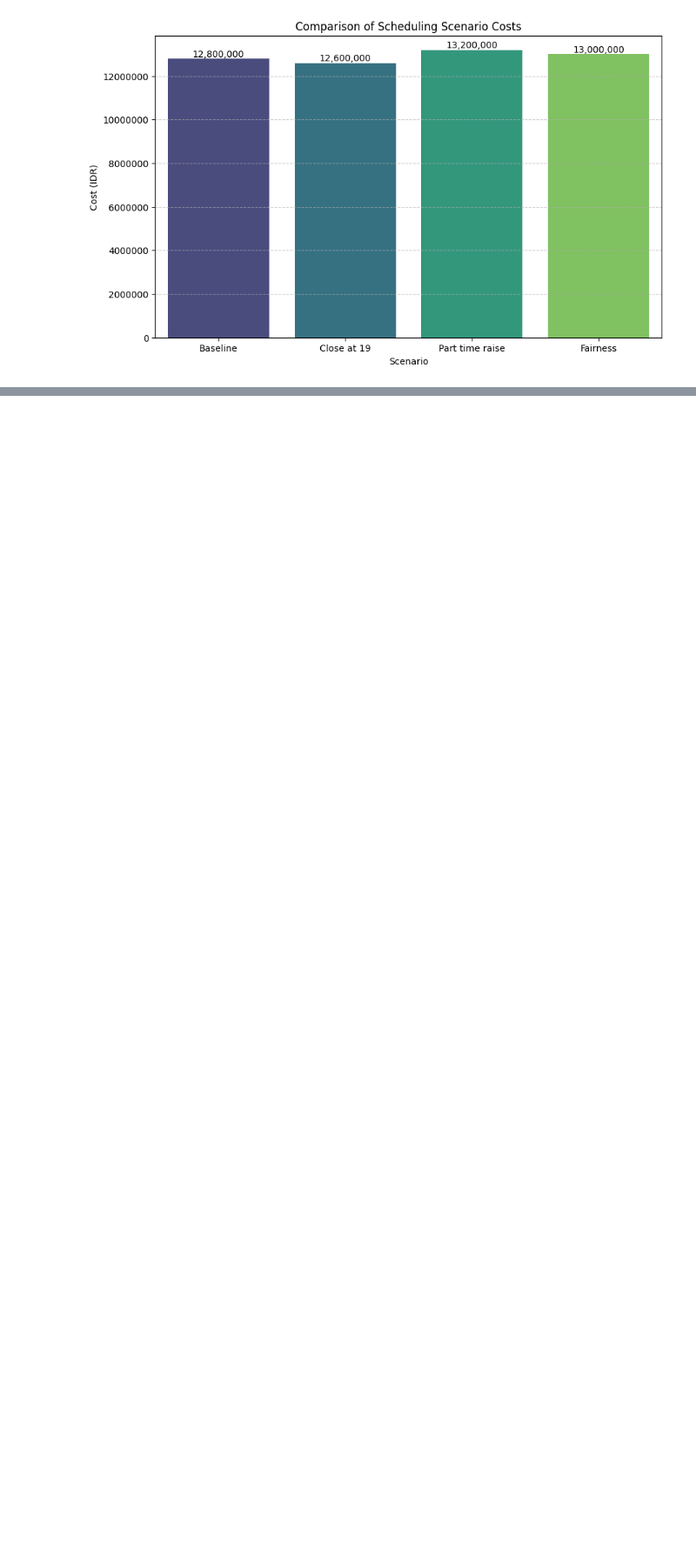
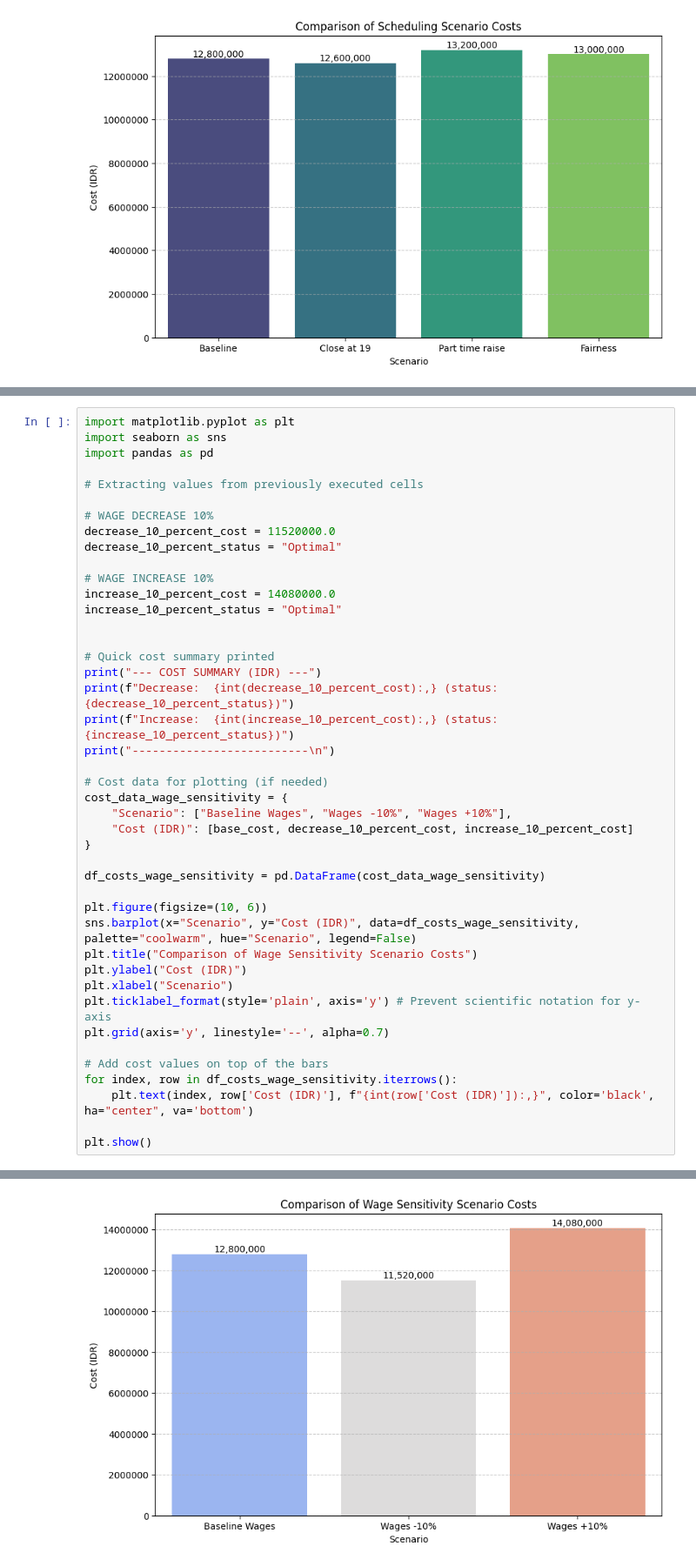
Before and after one commit to keisyashakila/CW5-MSCI151-KEISYA-IRWANSYAH, a Jupyter notebook: KEISYA_FINAL_MILP_CW5.ipynb, the cells around one changed output, grey strips where cells are left out. Shown at 87% size. Saved outputs shown, nothing was run; the diff lists cells and outputs as text; blank space fills up the shorter version.

```diff
--- a/KEISYA_FINAL_MILP_CW5.ipynb
+++ b/KEISYA_FINAL_MILP_CW5.ipynb
@@ -1077,0 +1314,44 @@ The calculated Fairness Gap (Hmax - Hmin) is 22.88, and the total weekly cost is
+# %%
+import matplotlib.pyplot as plt
+import seaborn as sns
+import pandas as pd
+
+# Extracting values from previously executed cells
+
+# WAGE DECREASE 10%
+decrease_10_percent_cost = 11520000.0
+decrease_10_percent_status = "Optimal"
+
+# WAGE INCREASE 10%
+increase_10_percent_cost = 14080000.0
+increase_10_percent_status = "Optimal"
+
+
+# Quick cost summary printed
+print("--- COST SUMMARY (IDR) ---")
+print(f"Decrease:  {int(decrease_10_percent_cost):,} (status: {decrease_10_percent_status})")
+print(f"Increase:  {int(increase_10_percent_cost):,} (status: {increase_10_percent_status})")
+print("--------------------------\n")
+
+# Cost data for plotting (if needed)
+cost_data_wage_sensitivity = {
+    "Scenario": ["Baseline Wages", "Wages -10%", "Wages +10%"],
+    "Cost (IDR)": [base_cost, decrease_10_percent_cost, increase_10_percent_cost]
+}
+
+df_costs_wage_sensitivity = pd.DataFrame(cost_data_wage_sensitivity)
+
+plt.figure(figsize=(10, 6))
+sns.barplot(x="Scenario", y="Cost (IDR)", data=df_costs_wage_sensitivity, palette="coolwarm", hue="Scenario", legend=False)
+plt.title("Comparison of Wage Sensitivity Scenario Costs")
+plt.ylabel("Cost (IDR)")
+plt.xlabel("Scenario")
+plt.ticklabel_format(style='plain', axis='y') # Prevent scientific notation for y-axis
+plt.grid(axis='y', linestyle='--', alpha=0.7)
+
+# Add cost values on top of the bars
+for index, row in df_costs_wage_sensitivity.iterrows():
+    plt.text(index, row['Cost (IDR)'], f"{int(row['Cost (IDR)']):,}", color='black', ha="center", va='bottom')
+
+plt.show()
+# %% [output]
@@ -1077,0 +1362 @@ The calculated Fairness Gap (Hmax - Hmin) is 22.88, and the total weekly cost is
+[figure, added]
```
Also changed, not shown: parts of 25 cells of this notebook.
